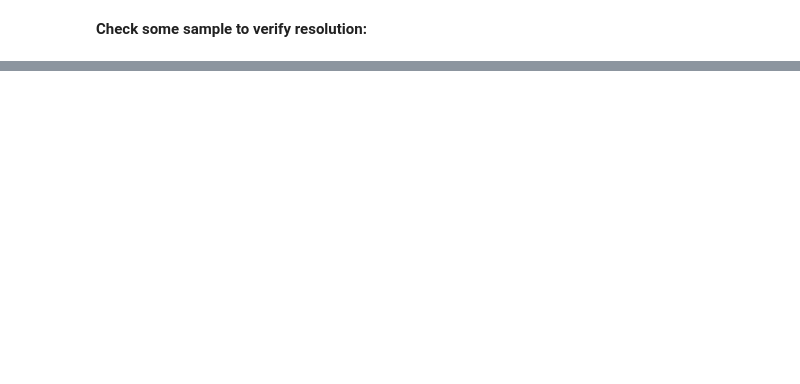
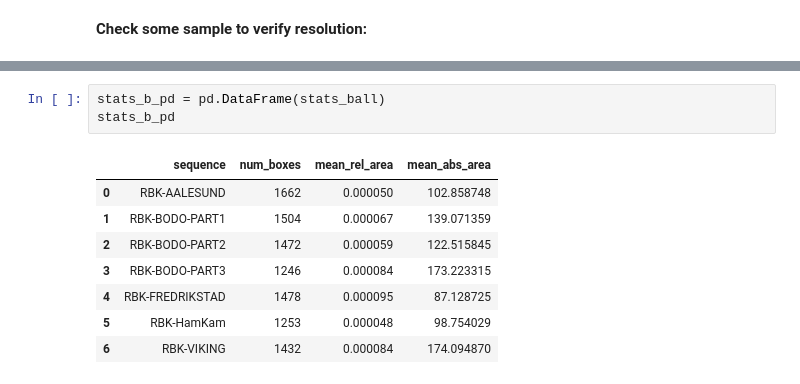
Before and after one commit to eliasls/tdt17-task4-football-2025, a Jupyter notebook: notebooks/exploratory_data_analysis.ipynb, the cells around one changed output, grey strips where cells are left out. Drawn from its saved outputs; the diff is of its cells as text; blank space fills up the shorter version.

```diff
--- a/notebooks/exploratory_data_analysis.ipynb
+++ b/notebooks/exploratory_data_analysis.ipynb
@@ -333,0 +402,12 @@ pd.DataFrame(stats)
+# %%
+stats_b_pd = pd.DataFrame(stats_ball)
+stats_b_pd
+# %% [output]
+|  | sequence | num_boxes | mean_rel_area | mean_abs_area |
+| 0 | RBK-AALESUND | 1662 | 0.000050 | 102.858748 |
+| 1 | RBK-BODO-PART1 | 1504 | 0.000067 | 139.071359 |
+| 2 | RBK-BODO-PART2 | 1472 | 0.000059 | 122.515845 |
+| 3 | RBK-BODO-PART3 | 1246 | 0.000084 | 173.223315 |
+| 4 | RBK-FREDRIKSTAD | 1478 | 0.000095 | 87.128725 |
+| 5 | RBK-HamKam | 1253 | 0.000048 | 98.754029 |
+| 6 | RBK-VIKING | 1432 | 0.000084 | 174.094870 |
```
Also changed, not shown: parts of 56 cells of this notebook, 20 other files.
